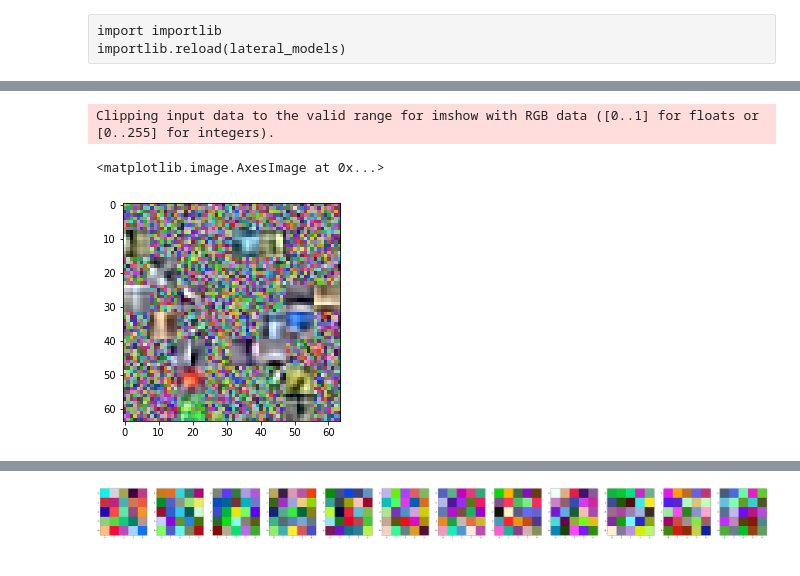
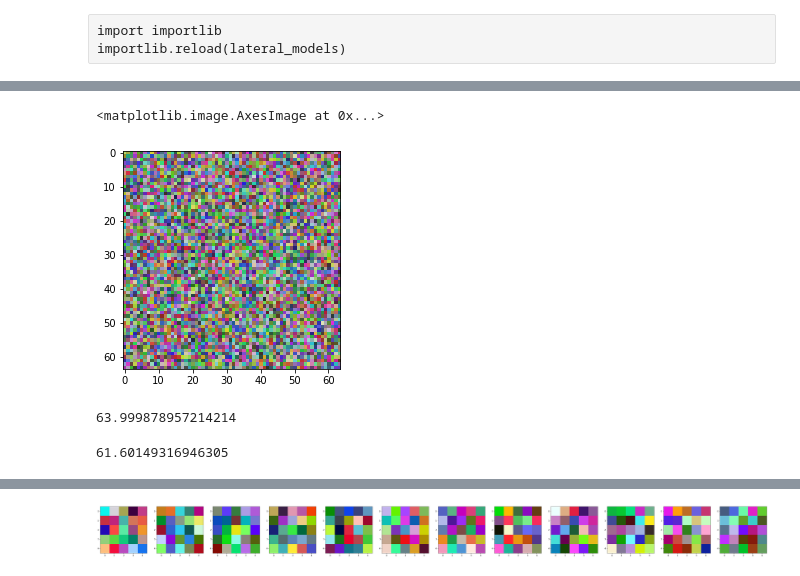
Before and after one commit to ajherman/Equilibrium-Propagation, a Jupyter notebook: Plot_Robustness.ipynb, the cells around one changed output, grey strips where cells are left out. Drawn from its saved outputs; the diff is of its cells as text; code cells hidden in the pictures.

Commit message:
got LCAnet training, but realized LCA implementation is first order (L2 is square rooted). Is this a valid version of LCA? trying to get second order non-sqrt working

```diff
--- a/Plot_Robustness.ipynb
+++ b/Plot_Robustness.ipynb
@@ -318,5 +289,5 @@ sparsecoding = torch.load('./Laborieux-Arch/results/LCA/mse/2023-09-17/20-19-19_
 # %%
-sparsecoding = torch.load('./Laborieux-Arch/results/LCA/mse/2023-09-17/20-18-37_gpu0/model.pt', map_location=torch.device('cpu'))
+sparsecoding = torch.load('./Laborieux-Arch/results/LCA/mse/2023-09-18/14-09-40_gpu0/model.pt', map_location=torch.device('cpu'))
 # %%
 model = mymodel
 fig, axs = plt.subplots(1, 12, figsize=(60, 5))
@@ -362,8 +332,15 @@ Clipping input data to the valid range for imshow with RGB data ([0..1] for floa
 # %%
-featm = np.asarray([montage(sparsecoding.synapses[0].weight.transpose(0,2).transpose(1,3)[:,:,:,i].data.numpy()) for i in range(3)])
+featm2 = np.asarray([montage(sparsecoding.synapses[0].weight.transpose(0,2).transpose(1,3)[:,:,:,i].data.numpy()) for i in range(3)])
 # %%
-plt.imshow(featm.transpose(1,2,0)*3 + 0.5)
+plt.imshow(featm2.transpose(1,2,0)*3 + 0.5)
 # %% [output]
-Clipping input data to the valid range for imshow with RGB data ([0..1] for floats or [0..255] for integers).
+<matplotlib.image.AxesImage at 0x...>
-<matplotlib.image.AxesImage at 0x...>
-[figure, old version]
+[figure, new version]
+# %%
+np.sum(featm**2)
+# %% [output]
+63.999878957214214
+# %%
+np.sum(featm2**2)
+# %% [output]
+61.60149316946305
```
Also changed, not shown: parts of 12 cells of this notebook, 4 other files.
